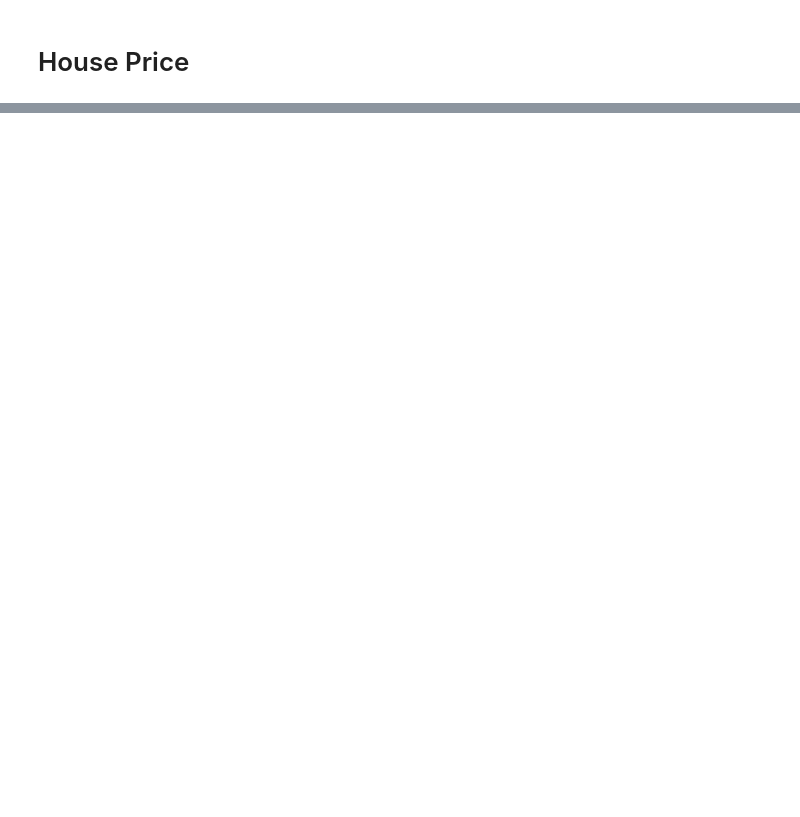
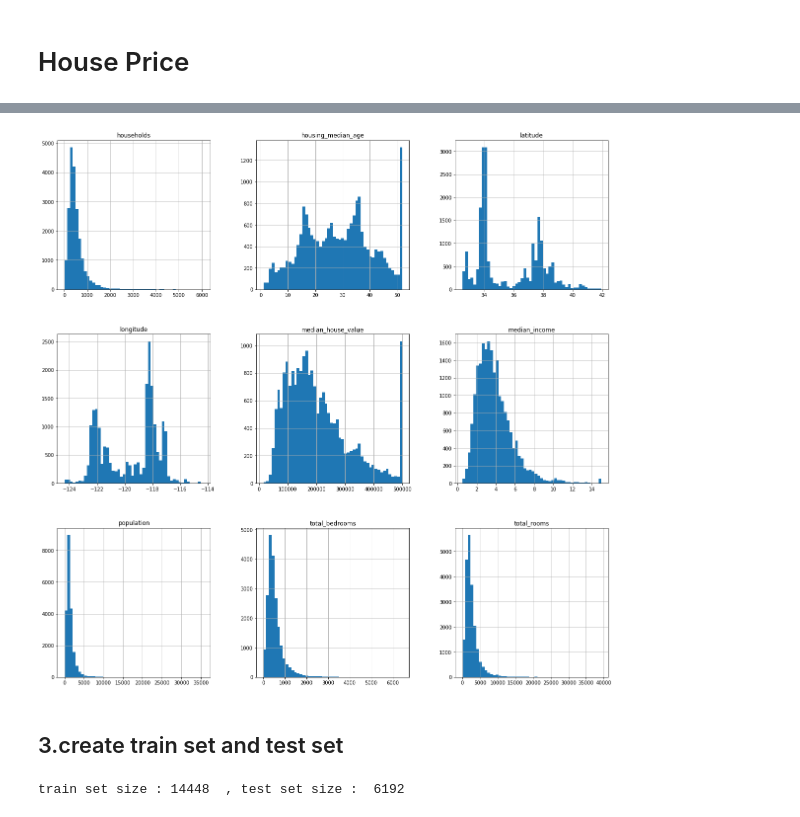
Before and after one commit to qiuweixuan/skilearn-study, a Jupyter notebook: house-price/house-price.ipynb, the cells around one changed output, grey strips where cells are left out. Cells and saved outputs as stored; diff of their text form; code cells hidden in the pictures; blank space fills up the shorter version.

```diff
--- a/house-price/house-price.ipynb
+++ b/house-price/house-price.ipynb
@@ -43,0 +44,12 @@ tar_extractall(from_path = STORE_PATH , to_path = LOCAL_STORE_DIR )
+# %%
+import pandas as pd
+
+LOCAL_STORE_DIR = "./datasets/housing"
+
+#将磁盘中csv文件加载到内存中pd表格对象
+def load_housing_data(store_dir):
+    csv_path = os.path.join(store_dir,"housing.csv")
+    return pd.read_csv(csv_path)
+
+#读取、初始化数据对象
+housing_pd = load_housing_data(store_dir = LOCAL_STORE_DIR)
@@ -43,0 +110,11 @@ tar_extractall(from_path = STORE_PATH , to_path = LOCAL_STORE_DIR )
+# %%
+# 可视化分析
+%matplotlib inline
+import matplotlib.pyplot as plt
+#绘制直方图
+housing_pd.hist(bins = 50,figsize = (20,20))
+plt.show()
+# %% [output]
+[figure, added]
+# %% [markdown]
+## 3.create train set and test set
@@ -43,0 +128,4 @@ tar_extractall(from_path = STORE_PATH , to_path = LOCAL_STORE_DIR )
+# %%
+print("train set size :" , len(train_set) , " , test set size : " , len(test_set))
+# %% [output]
+train set size : 14448  , test set size :  6192
```
Also changed, not shown: parts of 37 cells of this notebook.
